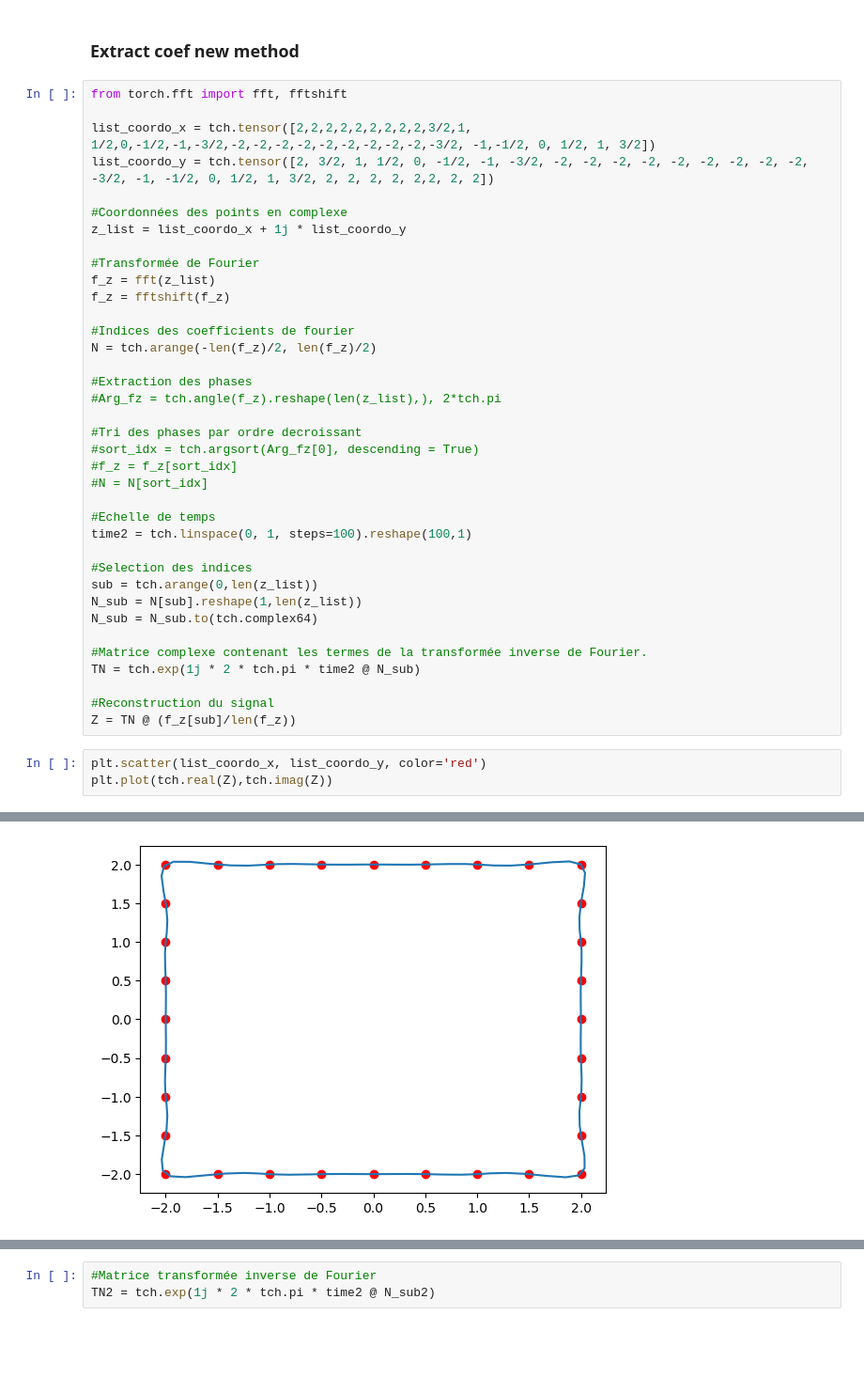
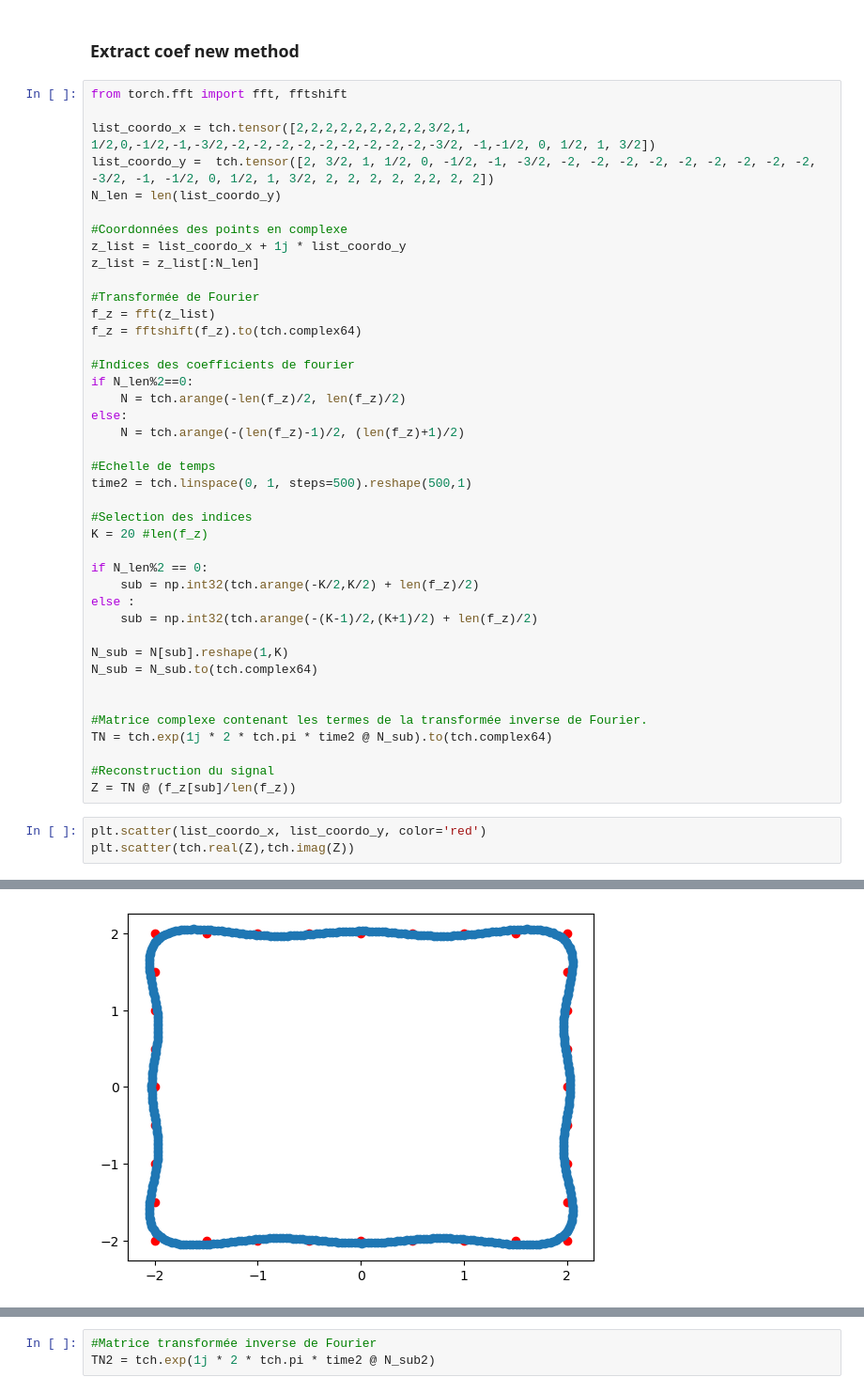
Before and after one commit to jmguser92/Radio_Project, a Jupyter notebook: Drawing mask with fourier coefs.ipynb, the cells around one changed output, grey strips where cells are left out. Shown at 94% size. Saved outputs shown, nothing was run; the diff lists cells and outputs as text; blank space fills up the shorter version.

```diff
--- a/Drawing mask with fourier coefs.ipynb
+++ b/Drawing mask with fourier coefs.ipynb
@@ -247,40 +251,44 @@ torch.Size([28, 28])
 from torch.fft import fft, fftshift
 
 list_coordo_x = tch.tensor([2,2,2,2,2,2,2,2,2,3/2,1, 1/2,0,-1/2,-1,-3/2,-2,-2,-2,-2,-2,-2,-2,-2,-2,-3/2, -1,-1/2, 0, 1/2, 1, 3/2])
-list_coordo_y = tch.tensor([2, 3/2, 1, 1/2, 0, -1/2, -1, -3/2, -2, -2, -2, -2, -2, -2, -2, -2, -2, -3/2, -1, -1/2, 0, 1/2, 1, 3/2, 2, 2, 2, 2, 2,2, 2, 2])
+list_coordo_y =  tch.tensor([2, 3/2, 1, 1/2, 0, -1/2, -1, -3/2, -2, -2, -2, -2, -2, -2, -2, -2, -2, -3/2, -1, -1/2, 0, 1/2, 1, 3/2, 2, 2, 2, 2, 2,2, 2, 2])
+N_len = len(list_coordo_y)
 
 #Coordonnées des points en complexe
 z_list = list_coordo_x + 1j * list_coordo_y
+z_list = z_list[:N_len]
 
 #Transformée de Fourier
 f_z = fft(z_list)
-f_z = fftshift(f_z)
+f_z = fftshift(f_z).to(tch.complex64)
 
 #Indices des coefficients de fourier
-N = tch.arange(-len(f_z)/2, len(f_z)/2)
-
-#Extraction des phases
-#Arg_fz = tch.angle(f_z).reshape(len(z_list),), 2*tch.pi
-
-#Tri des phases par ordre decroissant
-#sort_idx = tch.argsort(Arg_fz[0], descending = True)
-#f_z = f_z[sort_idx]
-#N = N[sort_idx]
+if N_len%2==0:
+    N = tch.arange(-len(f_z)/2, len(f_z)/2)
+else:
+    N = tch.arange(-(len(f_z)-1)/2, (len(f_z)+1)/2)
 
 #Echelle de temps
-time2 = tch.linspace(0, 1, steps=100).reshape(100,1)
+time2 = tch.linspace(0, 1, steps=500).reshape(500,1)
 
 #Selection des indices
-sub = tch.arange(0,len(z_list))
-N_sub = N[sub].reshape(1,len(z_list))
+K = 20 #len(f_z)
+
+if N_len%2 == 0:
+    sub = np.int32(tch.arange(-K/2,K/2) + len(f_z)/2)
+else :
+    sub = np.int32(tch.arange(-(K-1)/2,(K+1)/2) + len(f_z)/2)
+
+N_sub = N[sub].reshape(1,K)
 N_sub = N_sub.to(tch.complex64)
 
+
 #Matrice complexe contenant les termes de la transformée inverse de Fourier.
-TN = tch.exp(1j * 2 * tch.pi * time2 @ N_sub)
+TN = tch.exp(1j * 2 * tch.pi * time2 @ N_sub).to(tch.complex64)
 
 #Reconstruction du signal
 Z = TN @ (f_z[sub]/len(f_z))
 # %%
 plt.scatter(list_coordo_x, list_coordo_y, color='red')
-plt.plot(tch.real(Z),tch.imag(Z))
+plt.scatter(tch.real(Z),tch.imag(Z))
 # %% [output]
@@ -288 +296 @@ plt.plot(tch.real(Z),tch.imag(Z))
-[figure, old version]
+[figure, new version]
```
Also changed, not shown: parts of 8 cells of this notebook.
